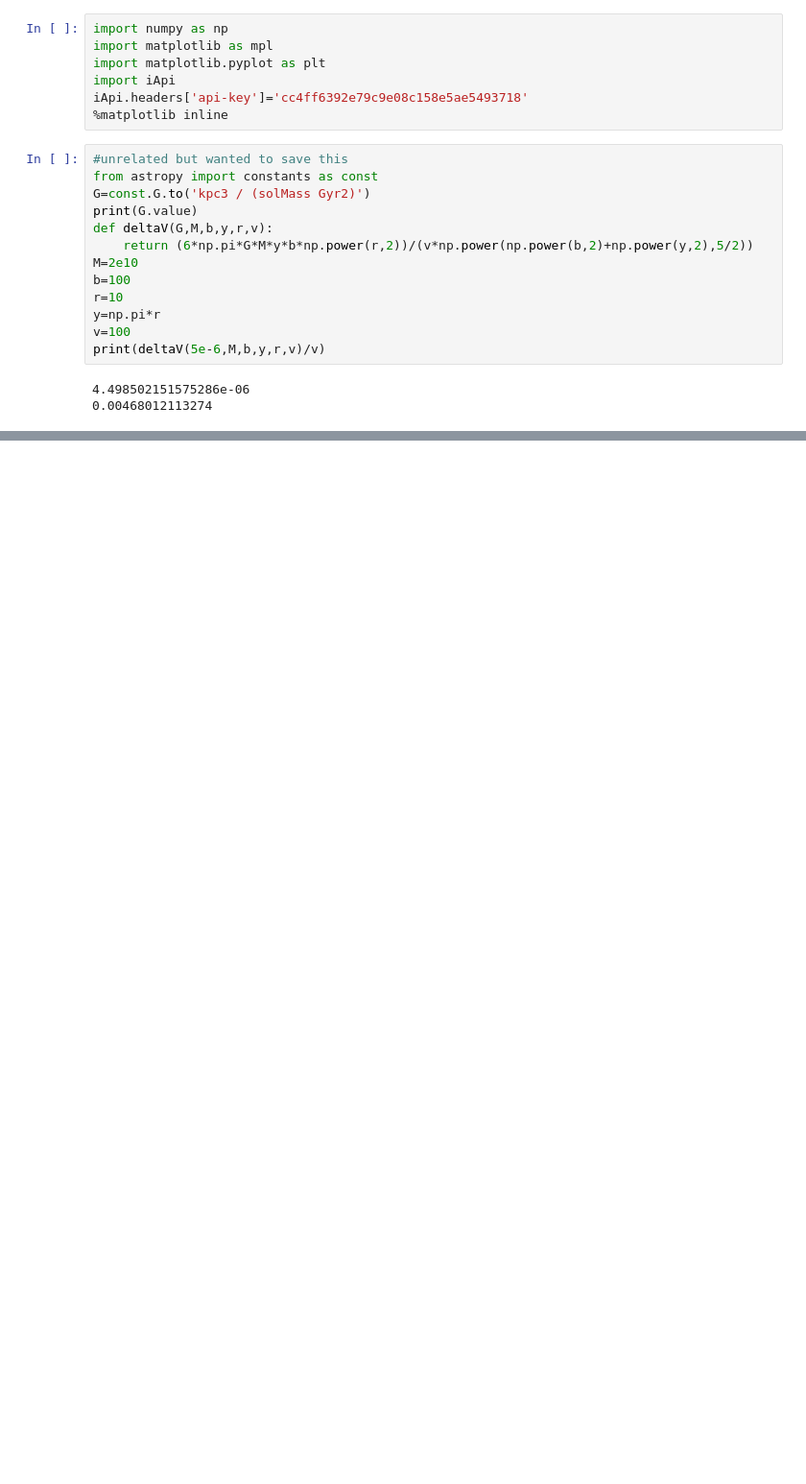
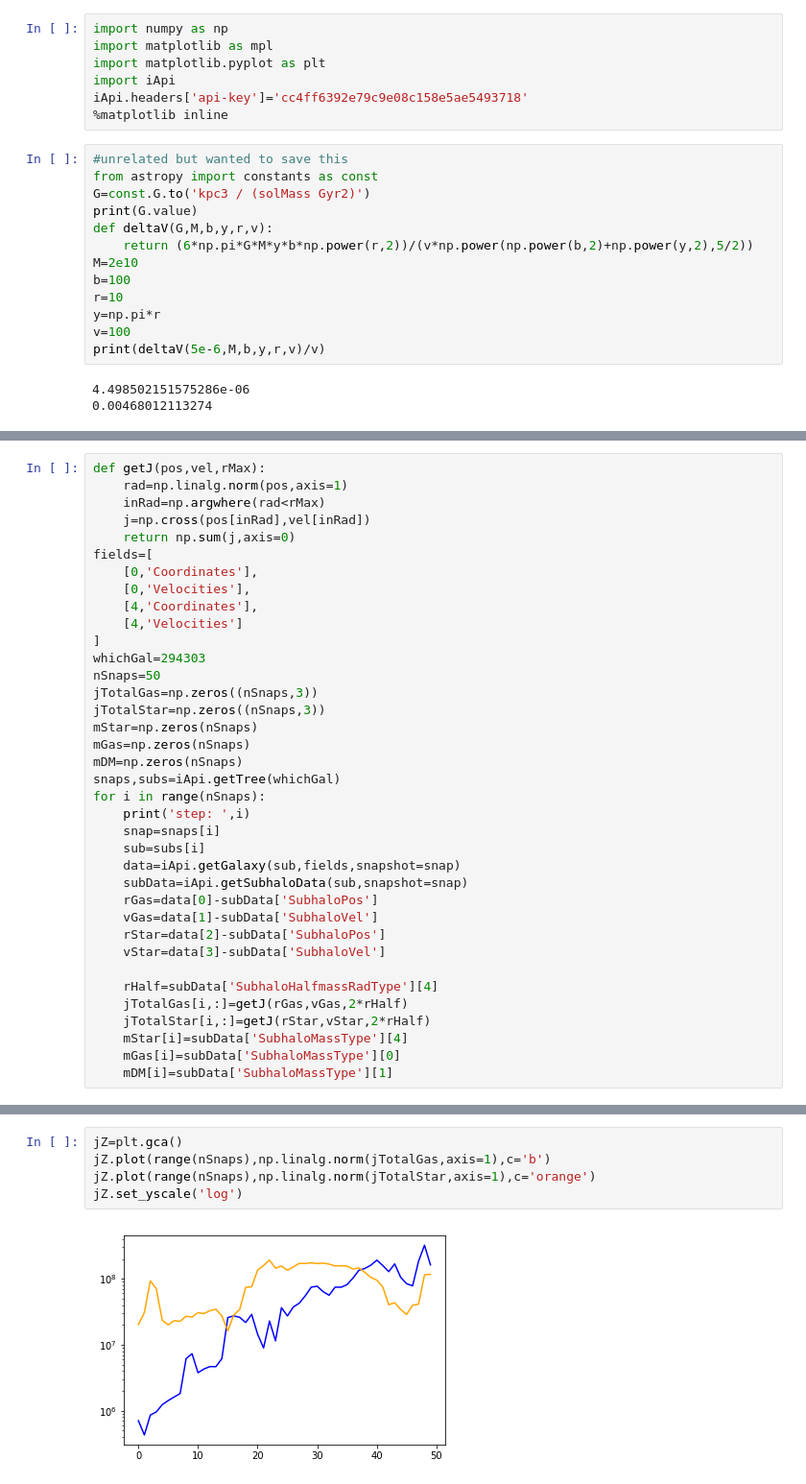
Before and after one commit to zpenoyre/illustris, a Jupyter notebook: particleSpin.ipynb, the cells around one changed output, grey strips where cells are left out. Shown at 96% size. Drawn from its saved outputs; the diff is of its cells as text; blank space fills up the shorter version.

Commit message:
plots mass history and spin for a galaxy

```diff
--- a/particleSpin.ipynb
+++ b/particleSpin.ipynb
@@ -63,0 +24,37 @@ jZ.plot(range(10),js[:,2])
+# %%
+def getJ(pos,vel,rMax):
+    rad=np.linalg.norm(pos,axis=1)
+    inRad=np.argwhere(rad<rMax)
+    j=np.cross(pos[inRad],vel[inRad])
+    return np.sum(j,axis=0)
+fields=[
+    [0,'Coordinates'],
+    [0,'Velocities'],
+    [4,'Coordinates'],
+    [4,'Velocities']
+]
+whichGal=294303
+nSnaps=50
+jTotalGas=np.zeros((nSnaps,3))
+jTotalStar=np.zeros((nSnaps,3))
+mStar=np.zeros(nSnaps)
+mGas=np.zeros(nSnaps)
+mDM=np.zeros(nSnaps)
+snaps,subs=iApi.getTree(whichGal)
+for i in range(nSnaps):
+    print('step: ',i)
+    snap=snaps[i]
+    sub=subs[i]
+    data=iApi.getGalaxy(sub,fields,snapshot=snap)
+    subData=iApi.getSubhaloData(sub,snapshot=snap)
+    rGas=data[0]-subData['SubhaloPos']
+    vGas=data[1]-subData['SubhaloVel']
+    rStar=data[2]-subData['SubhaloPos']
+    vStar=data[3]-subData['SubhaloVel']
+
+    rHalf=subData['SubhaloHalfmassRadType'][4]
+    jTotalGas[i,:]=getJ(rGas,vGas,2*rHalf)
+    jTotalStar[i,:]=getJ(rStar,vStar,2*rHalf)
+    mStar[i]=subData['SubhaloMassType'][4]
+    mGas[i]=subData['SubhaloMassType'][0]
+    mDM[i]=subData['SubhaloMassType'][1]
@@ -63,0 +79,7 @@ jZ.plot(range(10),js[:,2])
+# %%
+jZ=plt.gca()
+jZ.plot(range(nSnaps),np.linalg.norm(jTotalGas,axis=1),c='b')
+jZ.plot(range(nSnaps),np.linalg.norm(jTotalStar,axis=1),c='orange')
+jZ.set_yscale('log')
+# %% [output]
+[figure, added]
```
Also changed, not shown: parts of 5 cells of this notebook.
